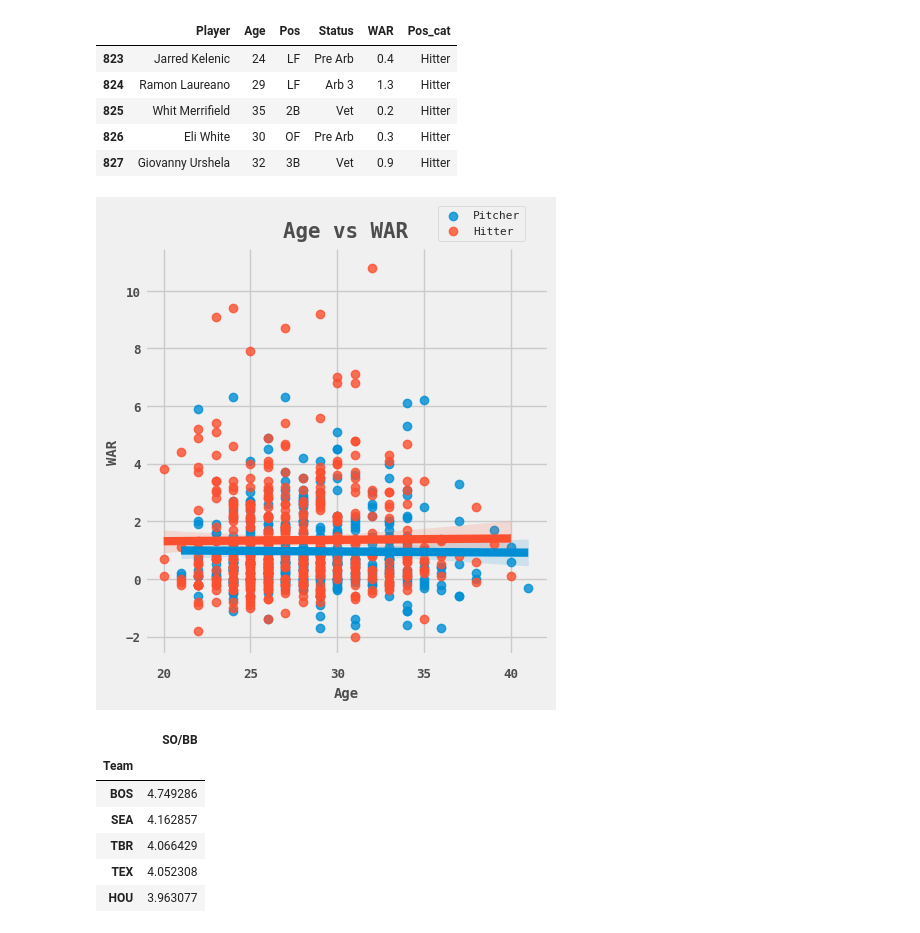
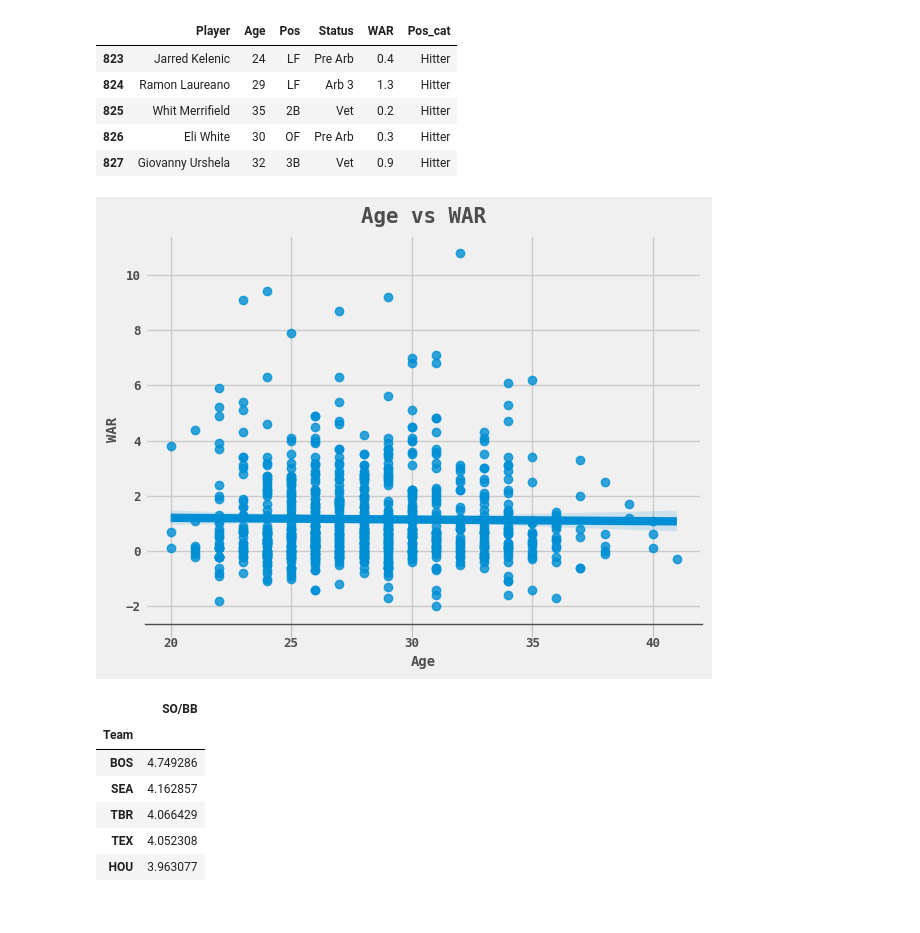
Before and after one commit to unbenounced/mlb_payroll, a Jupyter notebook: mlb_overview.ipynb, the cells around one changed output. Saved outputs shown, nothing was run; the diff lists cells and outputs as text; code cells hidden in the pictures.

```diff
--- a/mlb_overview.ipynb
+++ b/mlb_overview.ipynb
@@ -214,20 +216,24 @@ age_df.tail()
 | 826 | Eli White | 30 | OF | Pre Arb | 0.3 | Hitter |
 | 827 | Giovanny Urshela | 32 | 3B | Vet | 0.9 | Hitter |
 # %%
-sns.lmplot(x='Age', y='WAR', hue='Pos_cat', data=age_df, legend=False)
+# Linear regression performed
+fig, ax = plt.subplots()
+sns.regplot(x='Age', y='WAR', data=age_df)
 
-plt.title("Age vs WAR", fontsize=15, fontweight='bold', color='#4d4d4d', y=1.01)
-plt.xlabel('Age', fontsize=10, color='#4d4d4d', fontweight='semibold')
-plt.ylabel('WAR', fontsize=10, color='#4d4d4d', fontweight='semibold')
+ax.set_title("Age vs WAR", fontsize=15, fontweight='bold', color='#4d4d4d', y=1.01)
+ax.set_xlabel('Age', fontsize=10, color='#4d4d4d', fontweight='semibold')
+ax.set_ylabel('WAR', fontsize=10, color='#4d4d4d', fontweight='semibold')
 
-plt.tick_params(axis='x', length=9, color='#bdbdbd', pad=0)
+ax.tick_params(axis='x', length=9, color='#bdbdbd', pad=0)
+plt.xticks(fontsize=9, color='#4d4d4d', fontweight='bold')
 
 plt.xticks(fontsize=9, color='#4d4d4d', fontweight='semibold')
 plt.yticks(fontsize=9, color='#4d4d4d', fontweight='semibold')
 
-plt.legend(bbox_to_anchor=(.96, 1.12), loc='upper right', fontsize=8)
+ax.spines['bottom'].set_color('#4d4d4d')
+ax.spines['bottom'].set_linewidth(1)
 
 plt.show()
 # %% [output]
-[figure, old version]
+[figure, new version]
 # %%
```
Also changed, not shown: parts of 9 cells of this notebook.
